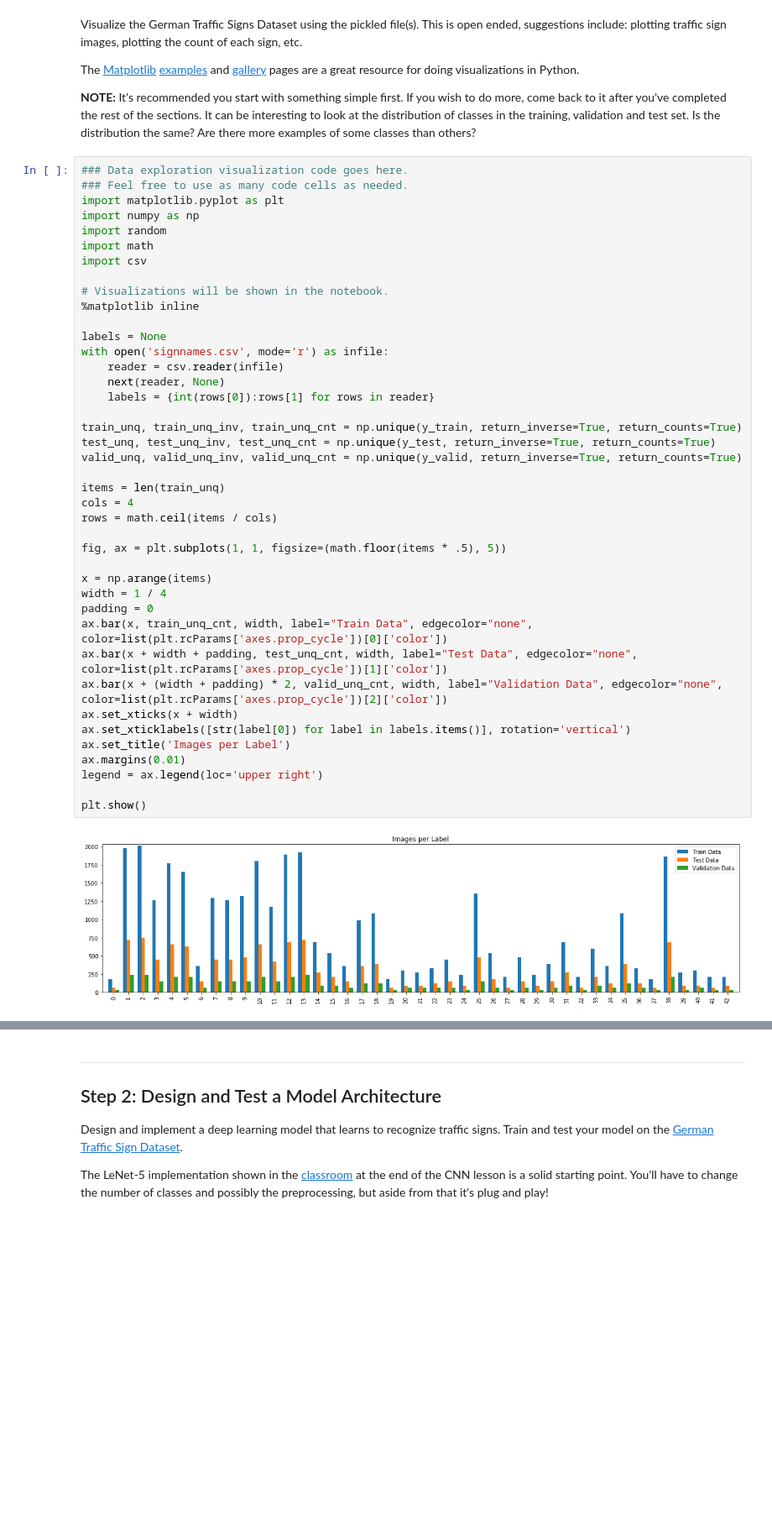
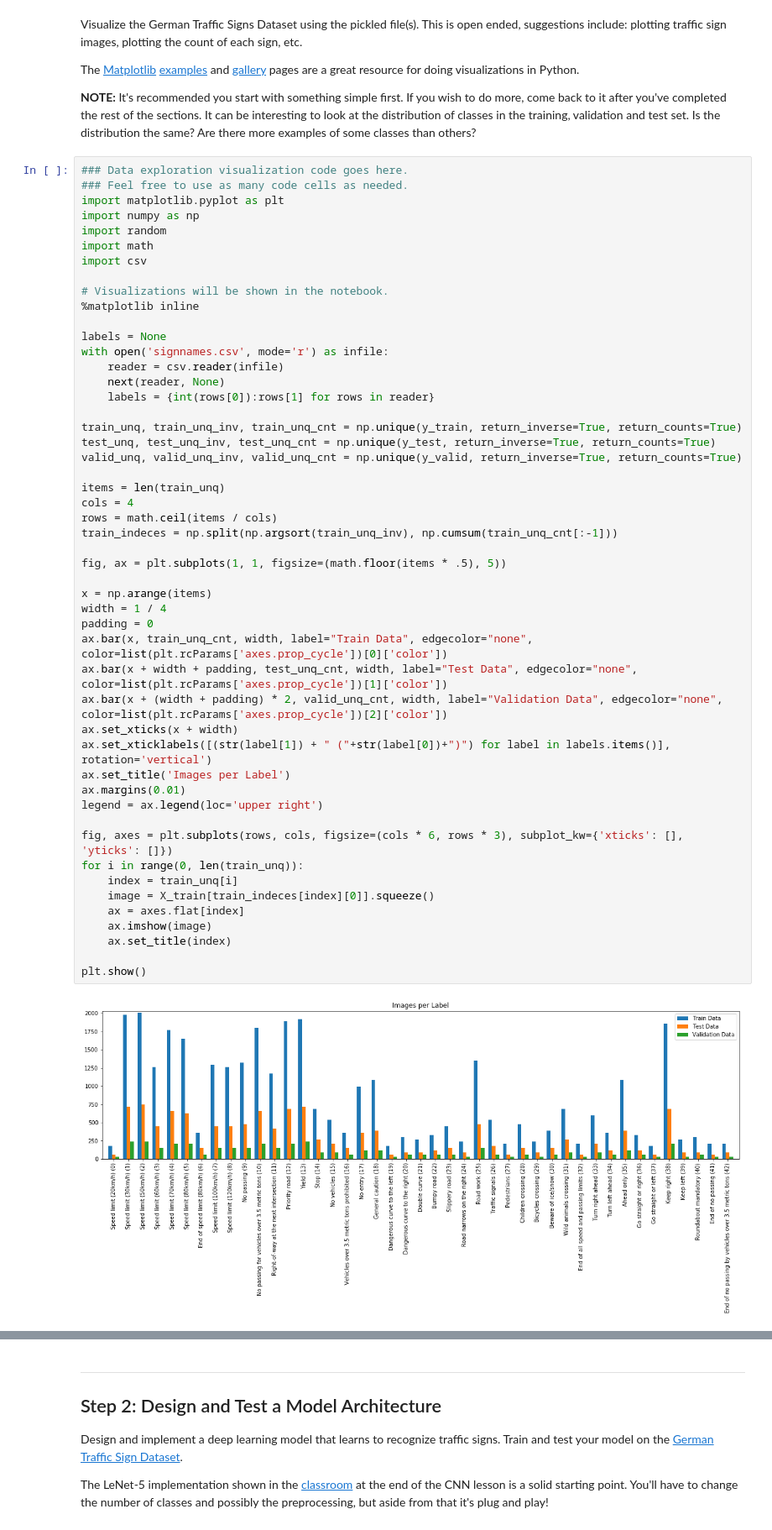
Before and after one commit to storm/CarND-Traffic-Sign-Classifier-Project, a Jupyter notebook: Traffic_Sign_Classifier.ipynb, the cells around one changed output, grey strips where cells are left out. Shown at 84% size. Cells and saved outputs as stored; diff of their text form; blank space fills up the shorter version.

```diff
--- a/Traffic_Sign_Classifier.ipynb
+++ b/Traffic_Sign_Classifier.ipynb
@@ -104,32 +106,41 @@ import csv
 
 labels = None
 with open('signnames.csv', mode='r') as infile:
     reader = csv.reader(infile)
     next(reader, None)
     labels = {int(rows[0]):rows[1] for rows in reader}
 
 train_unq, train_unq_inv, train_unq_cnt = np.unique(y_train, return_inverse=True, return_counts=True)
 test_unq, test_unq_inv, test_unq_cnt = np.unique(y_test, return_inverse=True, return_counts=True)
 valid_unq, valid_unq_inv, valid_unq_cnt = np.unique(y_valid, return_inverse=True, return_counts=True)
 
 items = len(train_unq)
 cols = 4
 rows = math.ceil(items / cols)
+train_indeces = np.split(np.argsort(train_unq_inv), np.cumsum(train_unq_cnt[:-1]))
 
 fig, ax = plt.subplots(1, 1, figsize=(math.floor(items * .5), 5))
 
 x = np.arange(items)
 width = 1 / 4
 padding = 0
 ax.bar(x, train_unq_cnt, width, label="Train Data", edgecolor="none", color=list(plt.rcParams['axes.prop_cycle'])[0]['color'])
 ax.bar(x + width + padding, test_unq_cnt, width, label="Test Data", edgecolor="none", color=list(plt.rcParams['axes.prop_cycle'])[1]['color'])
 ax.bar(x + (width + padding) * 2, valid_unq_cnt, width, label="Validation Data", edgecolor="none", color=list(plt.rcParams['axes.prop_cycle'])[2]['color'])
 ax.set_xticks(x + width)
-ax.set_xticklabels([str(label[0]) for label in labels.items()], rotation='vertical')
+ax.set_xticklabels([(str(label[1]) + " ("+str(label[0])+")") for label in labels.items()], rotation='vertical')
 ax.set_title('Images per Label')
 ax.margins(0.01)
 legend = ax.legend(loc='upper right')
 
+fig, axes = plt.subplots(rows, cols, figsize=(cols * 6, rows * 3), subplot_kw={'xticks': [], 'yticks': []})
+for i in range(0, len(train_unq)):
+    index = train_unq[i]
+    image = X_train[train_indeces[index][0]].squeeze()
+    ax = axes.flat[index]
+    ax.imshow(image)
+    ax.set_title(index)
+
 plt.show()
 # %% [output]
-[figure, old version]
+[figure, new version]
```
Also changed, not shown: parts of 15 cells of this notebook, 33 other files.
